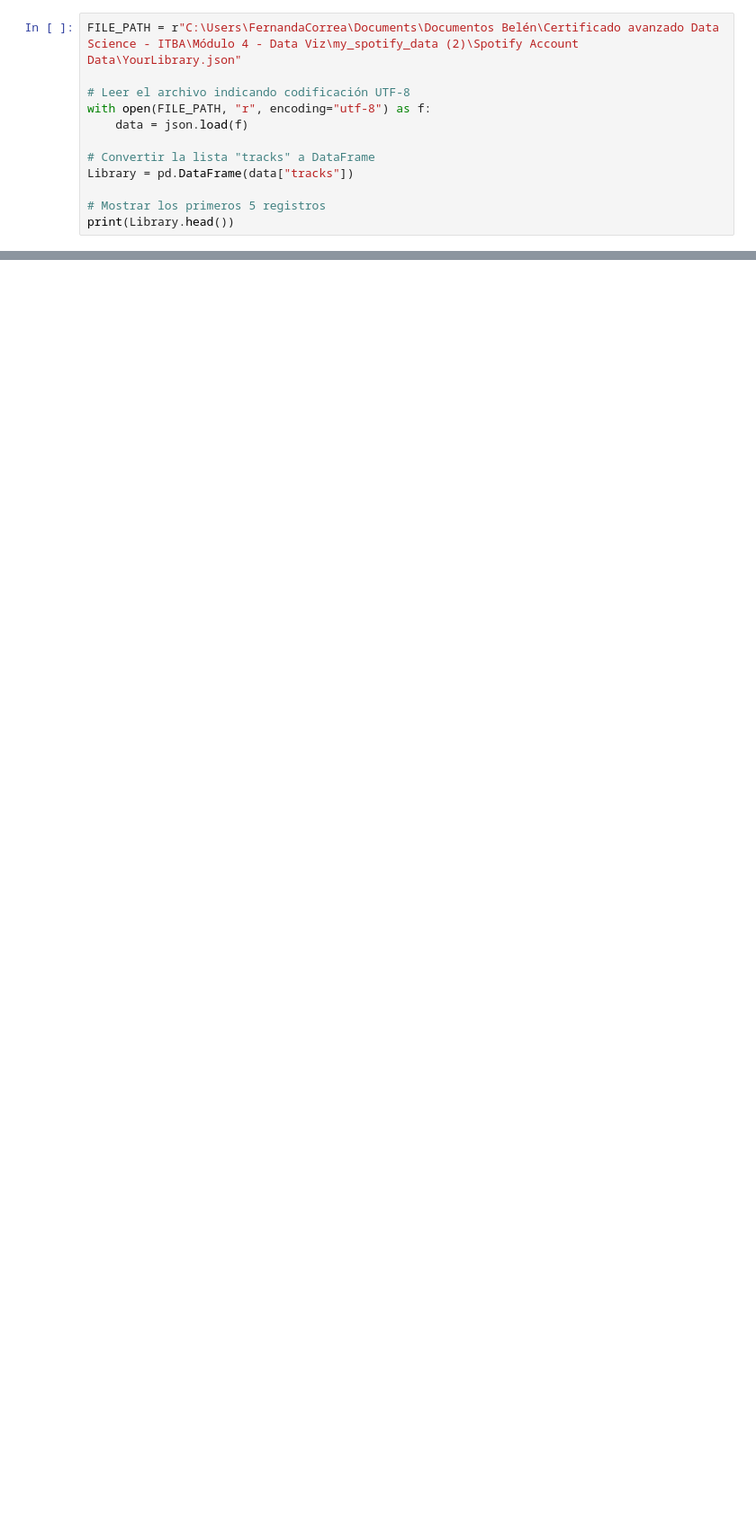
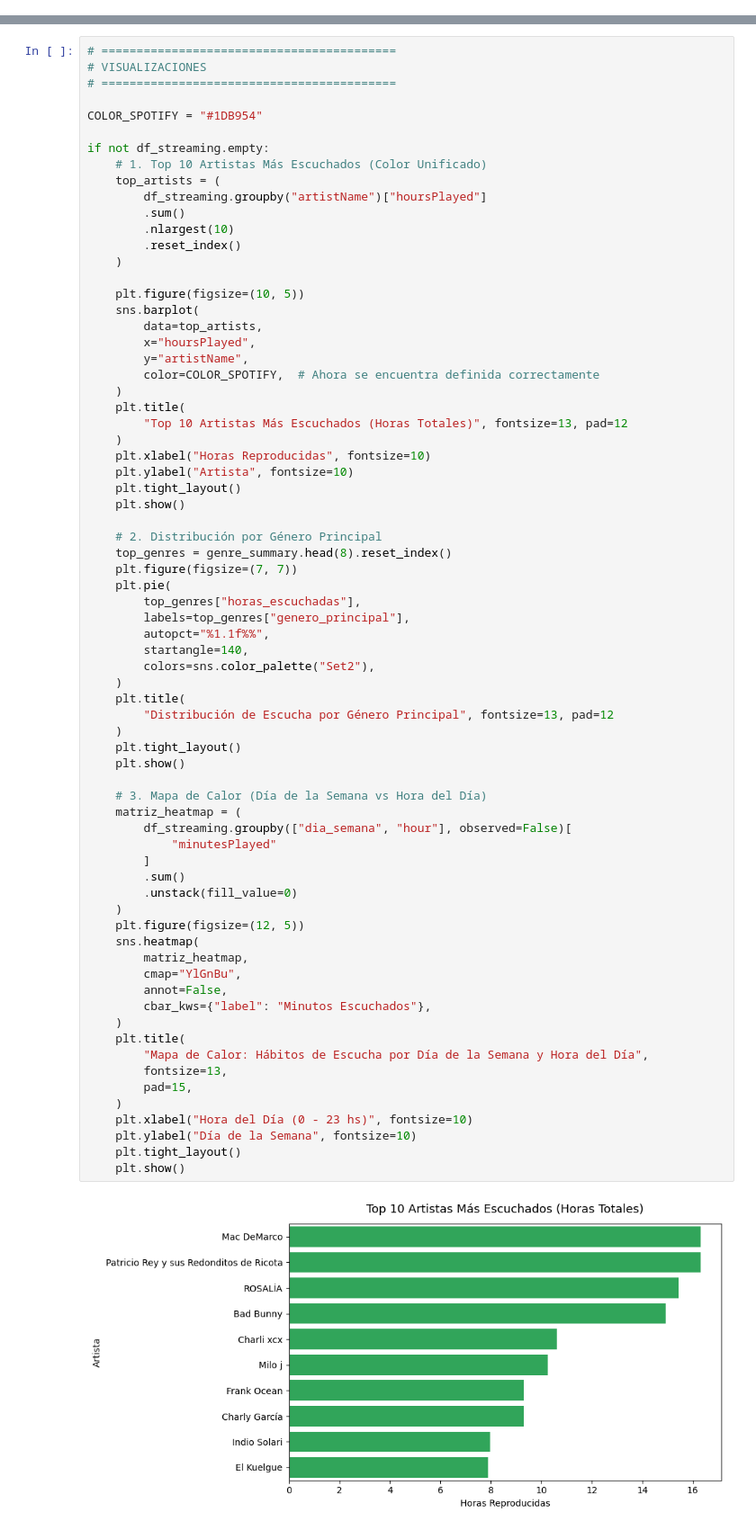
Before and after one commit to Belc-da/infovis, a Jupyter notebook: Spotify/Spotify.ipynb, the cells around one changed output, grey strips where cells are left out. Shown at 90% size. Drawn from its saved outputs; the diff is of its cells as text; blank space fills up the shorter version.

```diff
--- a/Spotify/Spotify.ipynb
+++ b/Spotify/Spotify.ipynb
@@ -16,12 +0,0 @@ import pandas as pd
-# %%
-FILE_PATH = r"C:\Users\FernandaCorrea\Documents\Documentos Belén\Certificado avanzado Data Science - ITBA\Módulo 4 - Data Viz\my_spotify_data (2)\Spotify Account Data\YourLibrary.json"
-
-# Leer el archivo indicando codificación UTF-8
-with open(FILE_PATH, "r", encoding="utf-8") as f:
-    data = json.load(f)
-
-# Convertir la lista "tracks" a DataFrame
-Library = pd.DataFrame(data["tracks"])
-
-# Mostrar los primeros 5 registros
-print(Library.head())
@@ -479,0 +784,73 @@ matriz_diaria_top10.head(10)
+# %%
+# ==========================================
+# VISUALIZACIONES
+# ==========================================
+
+COLOR_SPOTIFY = "#1DB954"
+
+if not df_streaming.empty:
+    # 1. Top 10 Artistas Más Escuchados (Color Unificado)
+    top_artists = (
+        df_streaming.groupby("artistName")["hoursPlayed"]
+        .sum()
+        .nlargest(10)
+        .reset_index()
+    )
+
+    plt.figure(figsize=(10, 5))
+    sns.barplot(
+        data=top_artists,
+        x="hoursPlayed",
+        y="artistName",
+        color=COLOR_SPOTIFY,  # Ahora se encuentra definida correctamente
+    )
+    plt.title(
+        "Top 10 Artistas Más Escuchados (Horas Totales)", fontsize=13, pad=12
+    )
+    plt.xlabel("Horas Reproducidas", fontsize=10)
+    plt.ylabel("Artista", fontsize=10)
+    plt.tight_layout()
+    plt.show()
+
+    # 2. Distribución por Género Principal
+    top_genres = genre_summary.head(8).reset_index()
+    plt.figure(figsize=(7, 7))
+    plt.pie(
+        top_genres["horas_escuchadas"],
+        labels=top_genres["genero_principal"],
+        autopct="%1.1f%%",
+        startangle=140,
+        colors=sns.color_palette("Set2"),
+    )
+    plt.title(
+        "Distribución de Escucha por Género Principal", fontsize=13, pad=12
+    )
+    plt.tight_layout()
+    plt.show()
+
+    # 3. Mapa de Calor (Día de la Semana vs Hora del Día)
+    matriz_heatmap = (
+        df_streaming.groupby(["dia_semana", "hour"], observed=False)[
+            "minutesPlayed"
+        ]
+        .sum()
+        .unstack(fill_value=0)
+    )
+    plt.figure(figsize=(12, 5))
+    sns.heatmap(
+        matriz_heatmap,
+        cmap="YlGnBu",
+        annot=False,
+        cbar_kws={"label": "Minutos Escuchados"},
+    )
+    plt.title(
+        "Mapa de Calor: Hábitos de Escucha por Día de la Semana y Hora del Día",
+        fontsize=13,
+        pad=15,
+    )
+    plt.xlabel("Hora del Día (0 - 23 hs)", fontsize=10)
+    plt.ylabel("Día de la Semana", fontsize=10)
+    plt.tight_layout()
+    plt.show()
+# %% [output]
+[figure, added]
```
Also changed, not shown: parts of 29 cells of this notebook, 34 other files.
